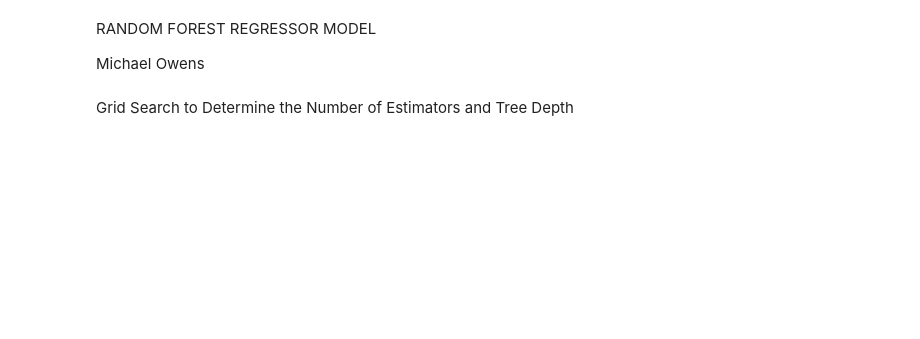
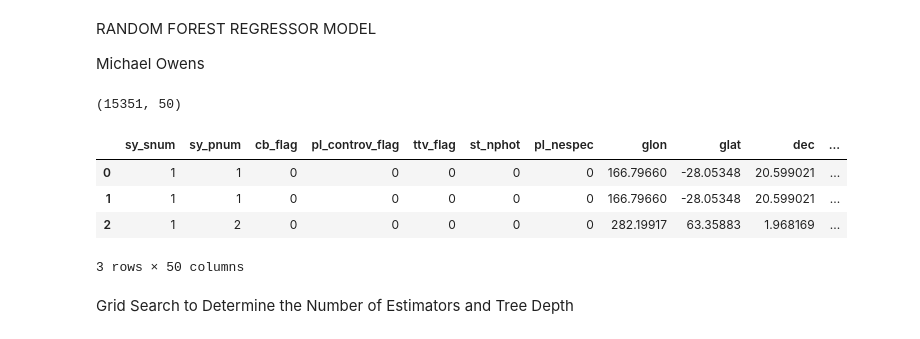
Before and after one commit to rhit-silkaijr/MA415, a Jupyter notebook: RANDOM_FOREST.ipynb, the cells around one changed output. Saved outputs shown, nothing was run; the diff lists cells and outputs as text; code cells hidden in the pictures; blank space fills up the shorter version.

```diff
--- a/RANDOM_FOREST.ipynb
+++ b/RANDOM_FOREST.ipynb
@@ -17,11 +17,18 @@ from sklearn.ensemble import RandomForestRegressor, RandomForestClassifier
 # %%
 # Bringing in the Data
 
 # read data
-df = pd.read_csv('C:/Users/owensmt/OneDrive - Rose-Hulman Institute of Technology/Documents/cssema415/data/data/Concrete/Concrete_train.csv')
+df = pd.read_csv('CleanPreprocessedExoplanet.csv')
+df = df.drop('Unnamed: 0',axis=1)
 print(df.shape)
-df_test_set = pd.read_csv('C:/Users/owensmt/OneDrive - Rose-Hulman Institute of Technology/Documents/cssema415/data/data/Concrete/Concrete_test.csv')
 df.head(3)
+# %% [output]
+(15351, 50)
+|  | sy_snum | sy_pnum | cb_flag | pl_controv_flag | ttv_flag | st_nphot | pl_nespec | glon | glat | dec | ... |
+| 0 | 1 | 1 | 0 | 0 | 0 | 0 | 0 | 166.79660 | -28.05348 | 20.599021 | ... |
+| 1 | 1 | 1 | 0 | 0 | 0 | 0 | 0 | 166.79660 | -28.05348 | 20.599021 | ... |
+| 2 | 1 | 2 | 0 | 0 | 0 | 0 | 0 | 282.19917 | 63.35883 | 1.968169 | ... |
+3 rows × 50 columns
 # %% [markdown]
 Grid Search to Determine the Number of Estimators and Tree Depth
 # %%
```
Also changed, not shown: parts of 6 cells of this notebook.
